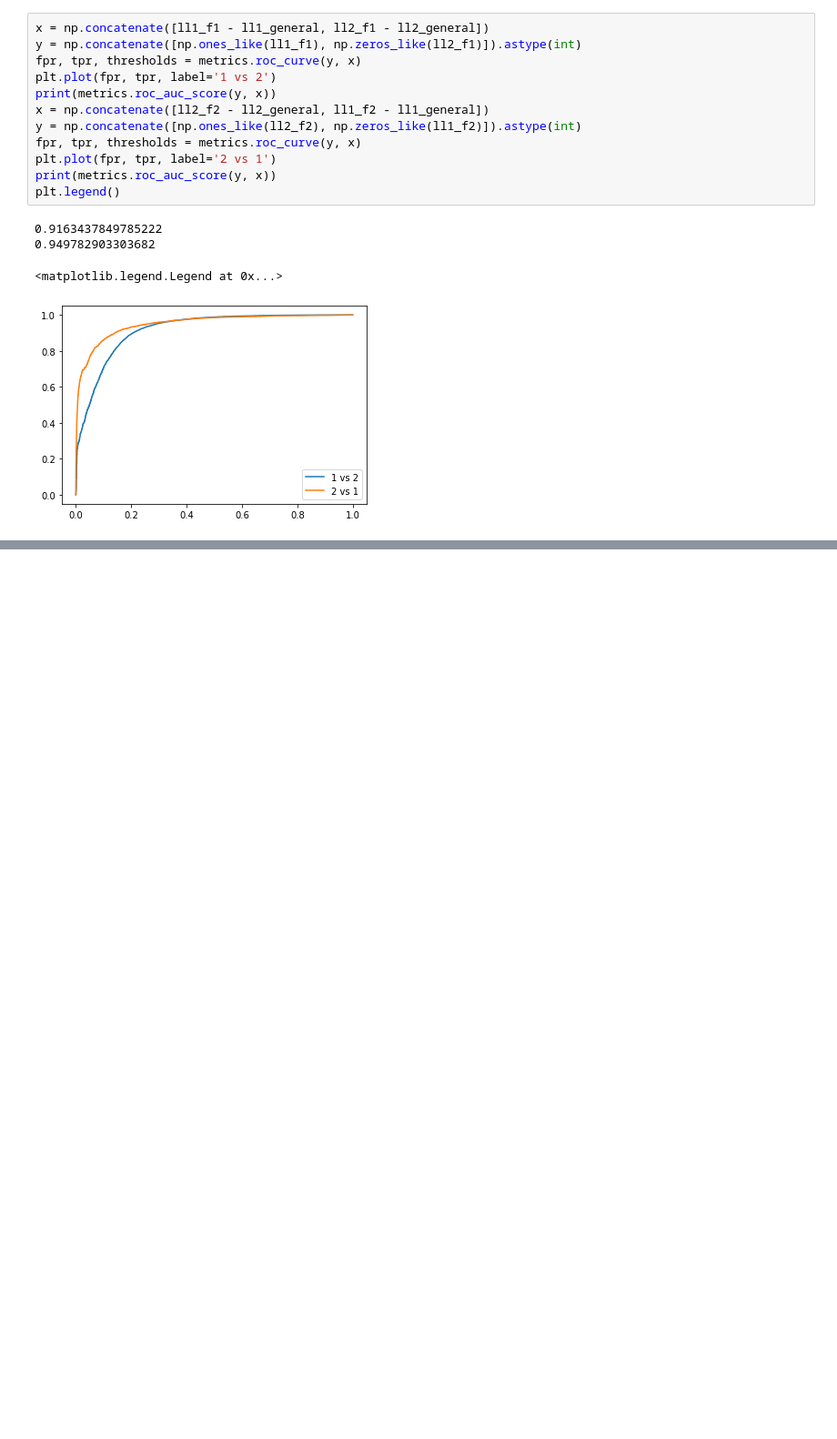
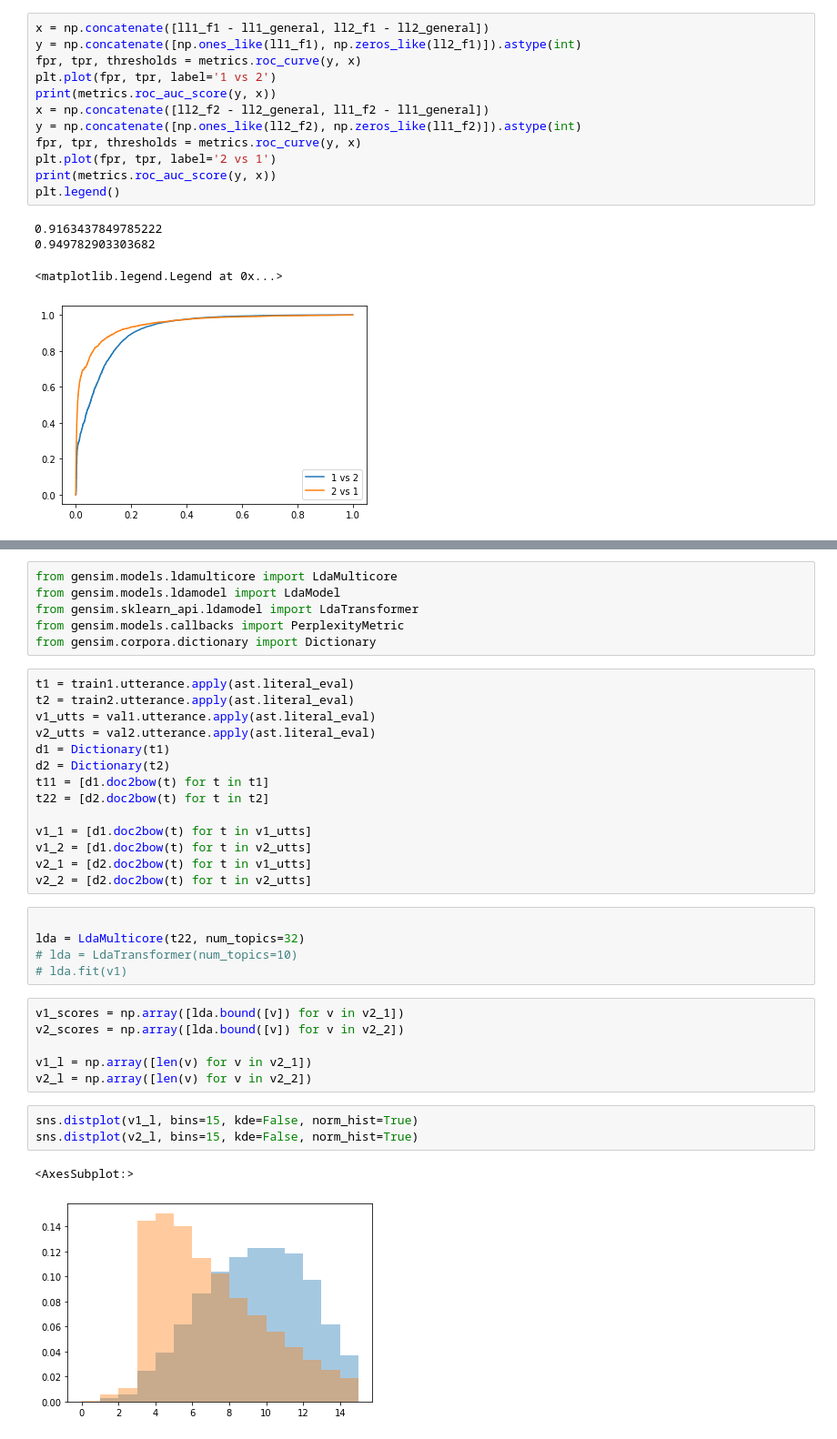
Before and after one commit to jlatko/text-anomaly-detection, a Jupyter notebook: data_analysis.ipynb, the cells around one changed output, grey strips where cells are left out. Shown at 91% size. Cells and saved outputs as stored; diff of their text form; blank space fills up the shorter version.

```diff
--- a/data_analysis.ipynb
+++ b/data_analysis.ipynb
@@ -363,0 +443,37 @@ g
+# %%
+from gensim.models.ldamulticore import LdaMulticore
+from gensim.models.ldamodel import LdaModel
+from gensim.sklearn_api.ldamodel import LdaTransformer
+from gensim.models.callbacks import PerplexityMetric
+from gensim.corpora.dictionary import Dictionary
+# %%
+t1 = train1.utterance.apply(ast.literal_eval)
+t2 = train2.utterance.apply(ast.literal_eval)
+v1_utts = val1.utterance.apply(ast.literal_eval)
+v2_utts = val2.utterance.apply(ast.literal_eval)
+d1 = Dictionary(t1)
+d2 = Dictionary(t2)
+t11 = [d1.doc2bow(t) for t in t1]
+t22 = [d2.doc2bow(t) for t in t2]
+
+v1_1 = [d1.doc2bow(t) for t in v1_utts]
+v1_2 = [d1.doc2bow(t) for t in v2_utts]
+v2_1 = [d2.doc2bow(t) for t in v1_utts]
+v2_2 = [d2.doc2bow(t) for t in v2_utts]
+# %%
+
+lda = LdaMulticore(t22, num_topics=32)
+# lda = LdaTransformer(num_topics=10)
+# lda.fit(v1)
+# %%
+v1_scores = np.array([lda.bound([v]) for v in v2_1])
+v2_scores = np.array([lda.bound([v]) for v in v2_2])
+
+v1_l = np.array([len(v) for v in v2_1])
+v2_l = np.array([len(v) for v in v2_2])
+# %%
+sns.distplot(v1_l, bins=15, kde=False, norm_hist=True)
+sns.distplot(v2_l, bins=15, kde=False, norm_hist=True)
+# %% [output]
+<AxesSubplot:>
+[figure, added]
```
Also changed, not shown: parts of 26 cells of this notebook, 1 other file.
